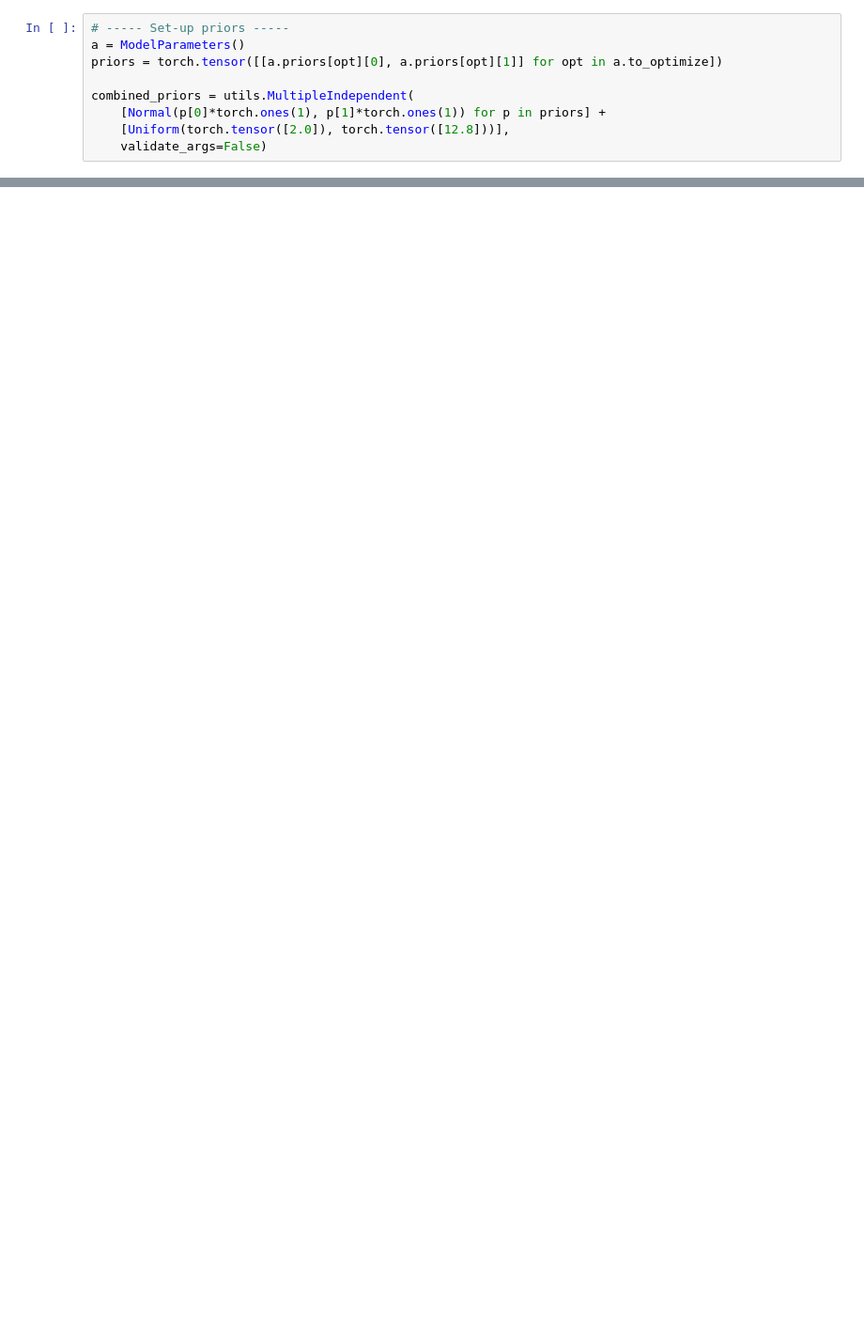
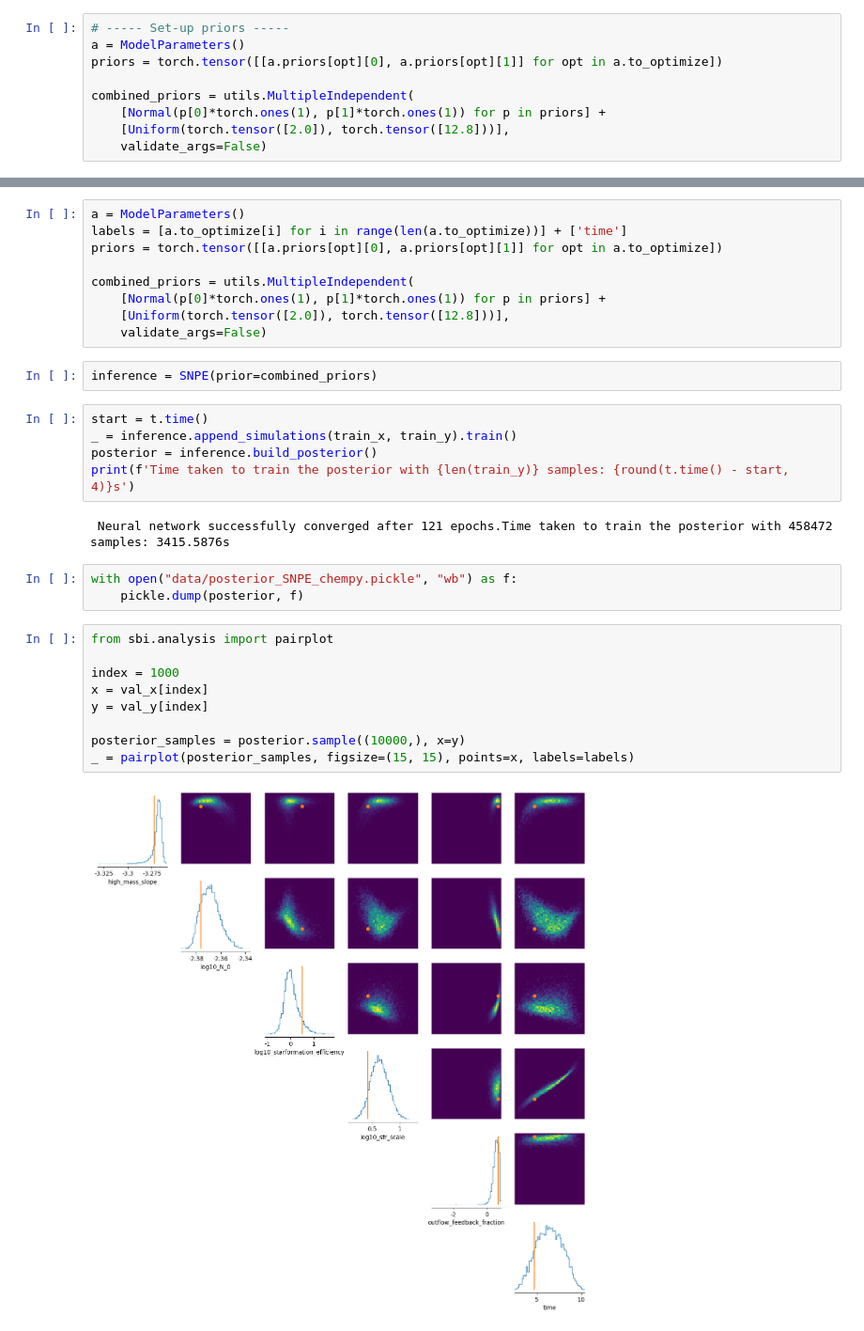
Before and after one commit to bGuenes/sbi_chemical_abundances, a Jupyter notebook: sbi_single_tiestep.ipynb, the cells around one changed output, grey strips where cells are left out. Shown at 94% size. Saved outputs shown, nothing was run; the diff lists cells and outputs as text; blank space fills up the shorter version.

Commit message:
train chempy posterior

```diff
--- a/sbi_single_tiestep.ipynb
+++ b/sbi_single_tiestep.ipynb
@@ -48,0 +129,32 @@ Error:
+# %%
+a = ModelParameters()
+labels = [a.to_optimize[i] for i in range(len(a.to_optimize))] + ['time']
+priors = torch.tensor([[a.priors[opt][0], a.priors[opt][1]] for opt in a.to_optimize])
+
+combined_priors = utils.MultipleIndependent(
+    [Normal(p[0]*torch.ones(1), p[1]*torch.ones(1)) for p in priors] +
+    [Uniform(torch.tensor([2.0]), torch.tensor([12.8]))],
+    validate_args=False)
+# %%
+inference = SNPE(prior=combined_priors)
+# %%
+start = t.time()
+_ = inference.append_simulations(train_x, train_y).train()
+posterior = inference.build_posterior()
+print(f'Time taken to train the posterior with {len(train_y)} samples: {round(t.time() - start, 4)}s')
+# %% [output]
+ Neural network successfully converged after 121 epochs.Time taken to train the posterior with 458472 samples: 3415.5876s
+# %%
+with open("data/posterior_SNPE_chempy.pickle", "wb") as f:
+    pickle.dump(posterior, f)
+# %%
+from sbi.analysis import pairplot
+
+index = 1000
+x = val_x[index]
+y = val_y[index]
+
+posterior_samples = posterior.sample((10000,), x=y)
+_ = pairplot(posterior_samples, figsize=(15, 15), points=x, labels=labels)
+# %% [output]
+[figure, added]
```
Also changed, not shown: parts of 7 cells of this notebook, 3 other files.
